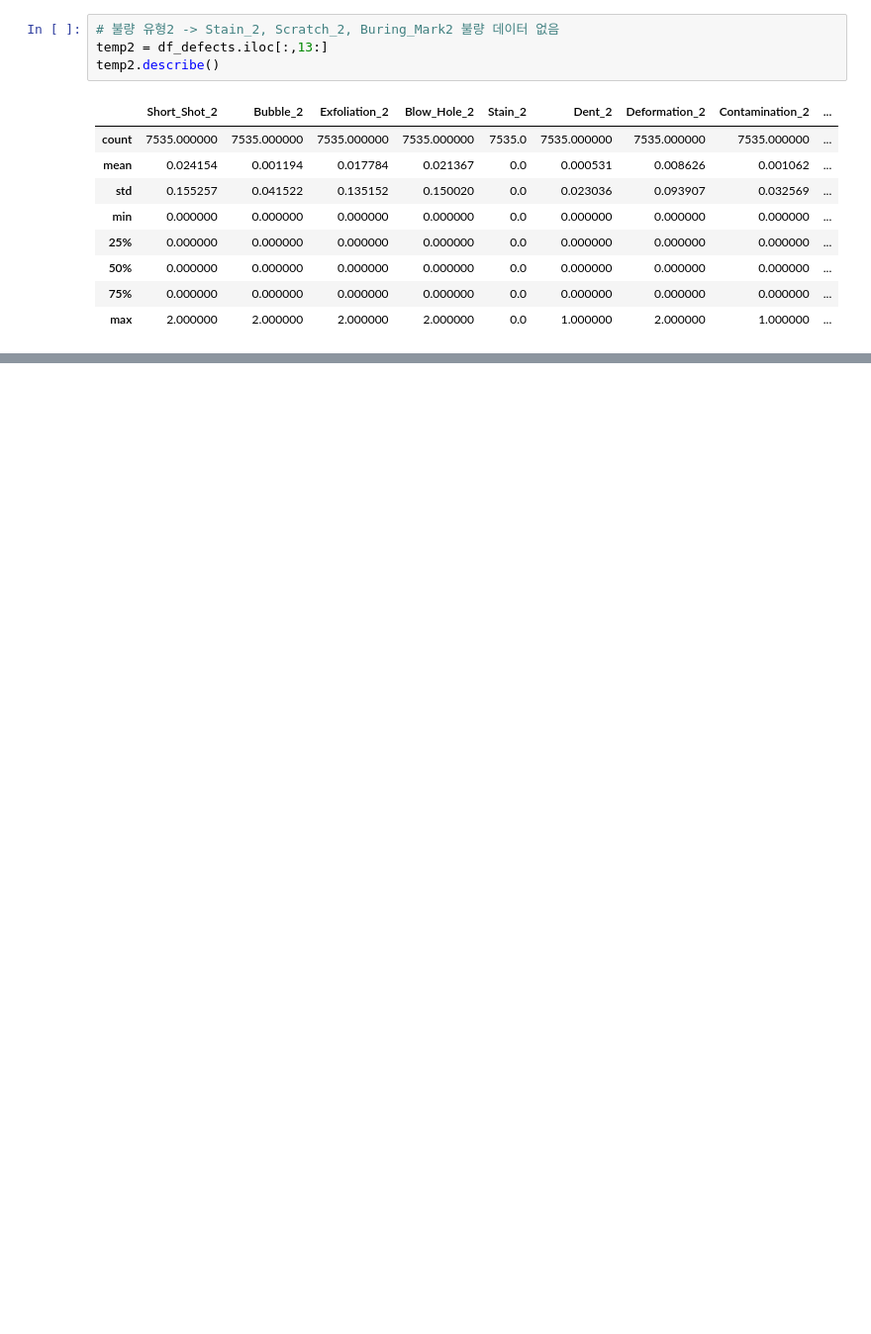
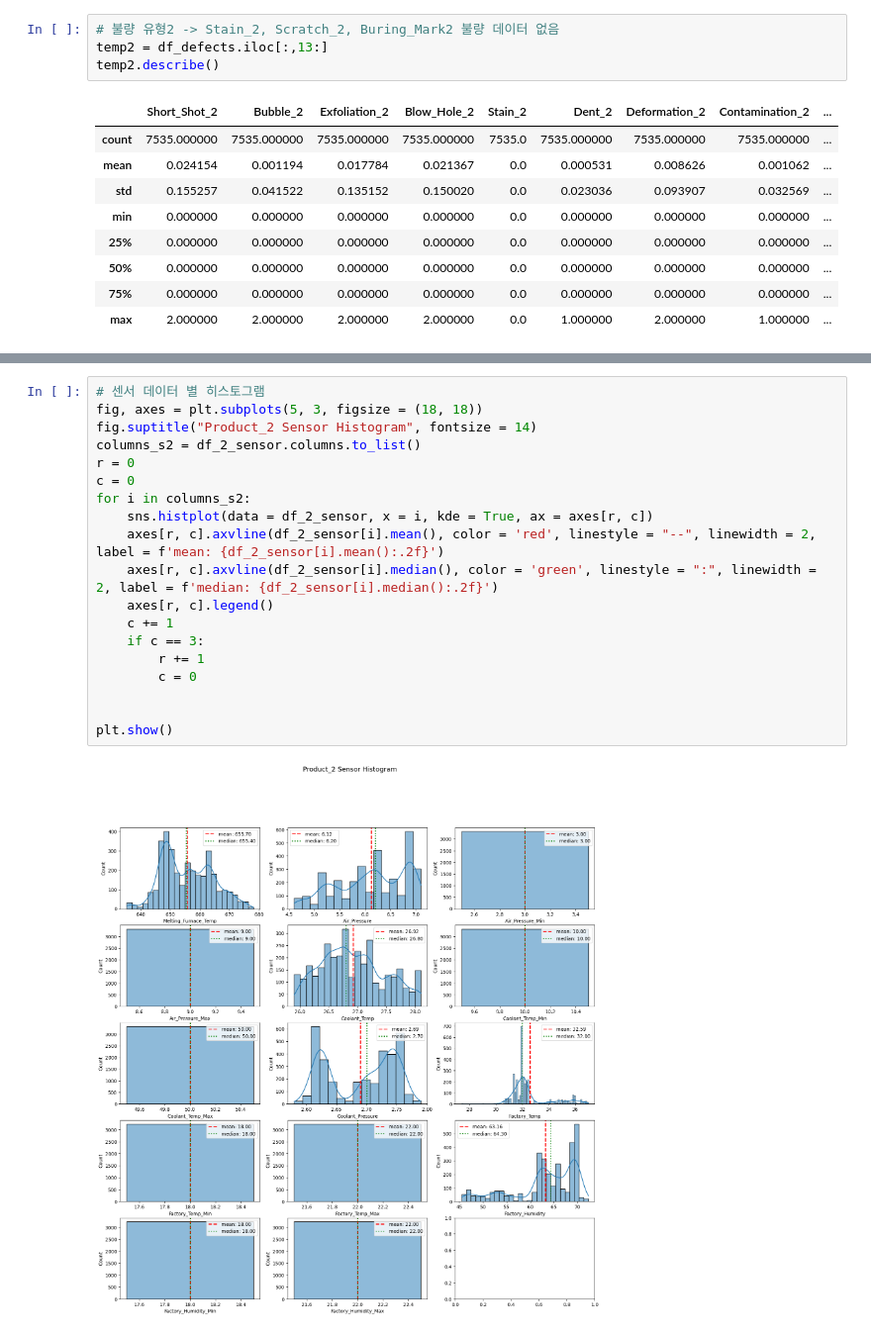
Before and after one commit to heeso0908/hotsix, a Jupyter notebook: notebooks/박수빈/test.ipynb, the cells around one changed output, grey strips where cells are left out. Shown at 99% size. Saved outputs shown, nothing was run; the diff lists cells and outputs as text; blank space fills up the shorter version.

```diff
--- a/notebooks/박수빈/test.ipynb
+++ b/notebooks/박수빈/test.ipynb
@@ -247,0 +403,21 @@ df_defects[df_defects.sum(axis = 1) > 2]
+# %%
+# 센서 데이터 별 히스토그램
+fig, axes = plt.subplots(5, 3, figsize = (18, 18))
+fig.suptitle("Product_2 Sensor Histogram", fontsize = 14)
+columns_s2 = df_2_sensor.columns.to_list()
+r = 0
+c = 0
+for i in columns_s2:
+    sns.histplot(data = df_2_sensor, x = i, kde = True, ax = axes[r, c])
+    axes[r, c].axvline(df_2_sensor[i].mean(), color = 'red', linestyle = "--", linewidth = 2, label = f'mean: {df_2_sensor[i].mean():.2f}')
+    axes[r, c].axvline(df_2_sensor[i].median(), color = 'green', linestyle = ":", linewidth = 2, label = f'median: {df_2_sensor[i].median():.2f}')
+    axes[r, c].legend()
+    c += 1
+    if c == 3:
+        r += 1
+        c = 0
+
+
+plt.show()
+# %% [output]
+[figure, added]
```
Also changed, not shown: parts of 20 cells of this notebook.
